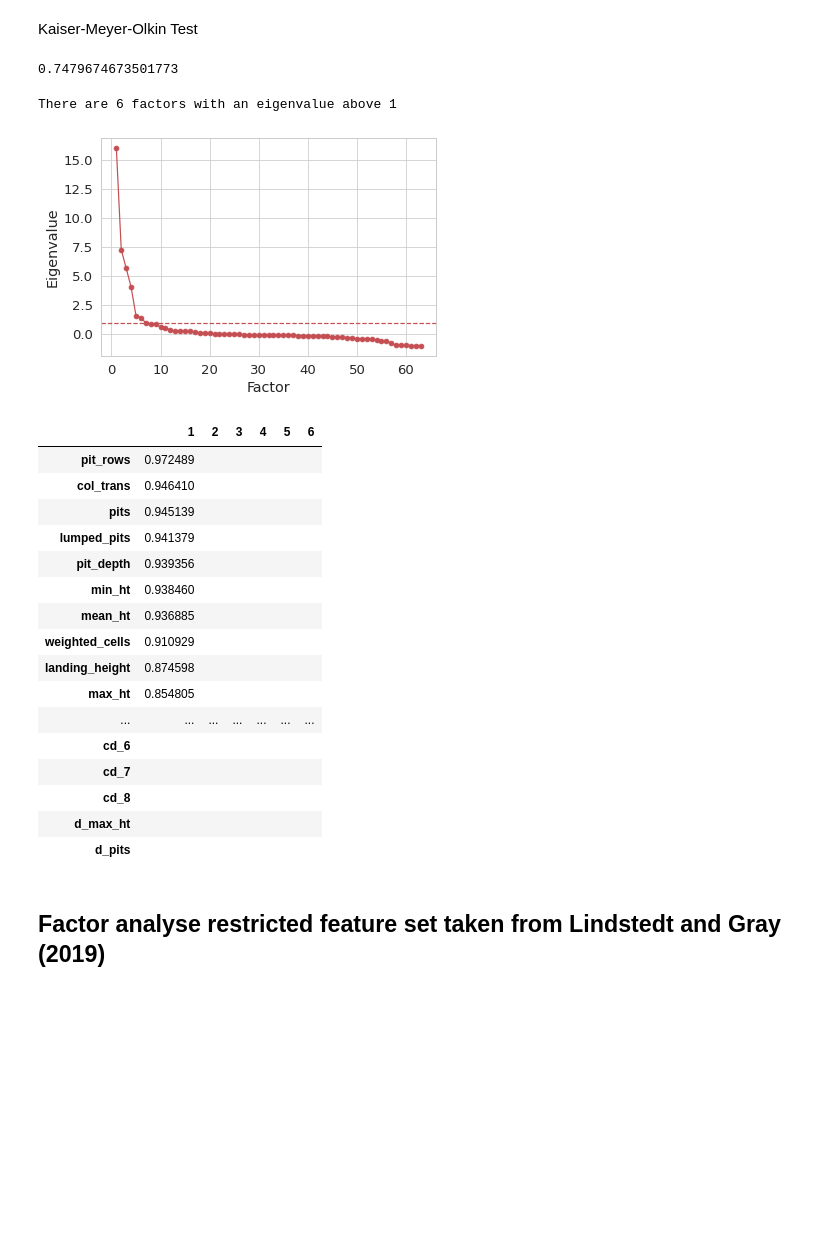
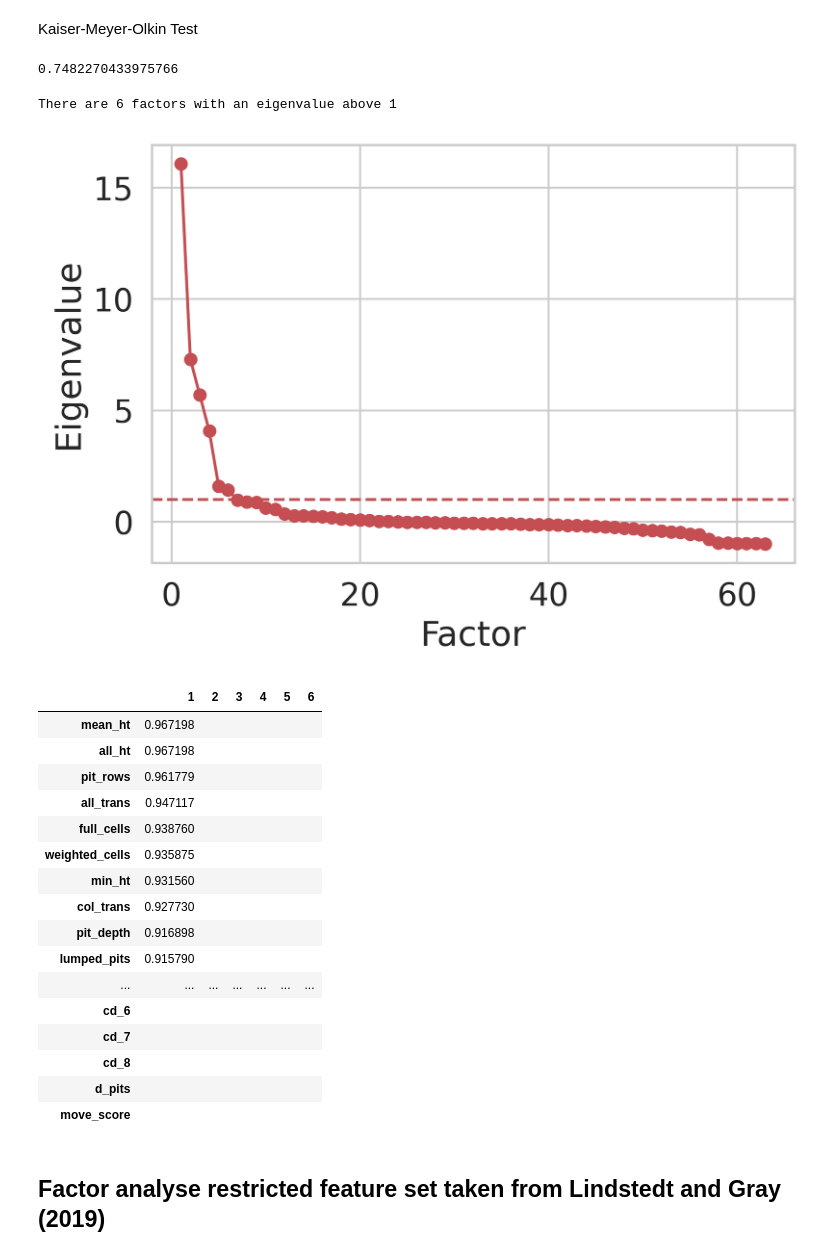
Before and after one commit to ozvar/tetris_osf_exploration, a Jupyter notebook: exploratory_analysis.ipynb, the cells around one changed output. Cells and saved outputs as stored; diff of their text form; code cells hidden in the pictures; blank space fills up the shorter version.

```diff
--- a/exploratory_analysis.ipynb
+++ b/exploratory_analysis.ipynb
@@ -88,3 +132,5 @@ eps.head()
+# %%
+eps = eps.drop(eps[eps['SID'].isin(['3189', 'F2015_1'])].index)
 # %% [markdown]
 ### Prepare dataframe for factor analysis - drop general and game summary outputs
 # %%
@@ -110,17 +156,17 @@ Kaiser-Meyer-Olkin Test
 kmo_all,kmo_model=calculate_kmo(short_eps)
 print(kmo_model)
 # %% [output]
-0.7479674673501773
+0.7482270433975766
 # %%
 ev, loadings, fa = factor_analyse(short_eps)
 
 ev_above_1 = [i for i in ev if i > 1]
 print(f'There are {len(ev_above_1)} factors with an eigenvalue above 1')
 
-scree_plot(ev)
+scree_plot(ev, xlabel='Factor', ylabel='Eigenvalue')
 # %% [output]
 There are 6 factors with an eigenvalue above 1
-[figure, old version]
+[figure, new version]
 # %%
 ev, loadings, fa = factor_analyse(short_eps,
                                   n_factors=6,
@@ -137,21 +183,21 @@ ev, loadings, fa = factor_analyse(short_eps,
                                   display_loadings=True)
 # %% [output]
 |  | 1 | 2 | 3 | 4 | 5 | 6 |
-| pit_rows | 0.972489 |  |  |  |  |  |
-| col_trans | 0.946410 |  |  |  |  |  |
-| pits | 0.945139 |  |  |  |  |  |
-| lumped_pits | 0.941379 |  |  |  |  |  |
-| pit_depth | 0.939356 |  |  |  |  |  |
-| min_ht | 0.938460 |  |  |  |  |  |
-| mean_ht | 0.936885 |  |  |  |  |  |
-| weighted_cells | 0.910929 |  |  |  |  |  |
-| landing_height | 0.874598 |  |  |  |  |  |
-| max_ht | 0.854805 |  |  |  |  |  |
+| mean_ht | 0.967198 |  |  |  |  |  |
+| all_ht | 0.967198 |  |  |  |  |  |
+| pit_rows | 0.961779 |  |  |  |  |  |
+| all_trans | 0.947117 |  |  |  |  |  |
+| full_cells | 0.938760 |  |  |  |  |  |
+| weighted_cells | 0.935875 |  |  |  |  |  |
+| min_ht | 0.931560 |  |  |  |  |  |
+| col_trans | 0.927730 |  |  |  |  |  |
+| pit_depth | 0.916898 |  |  |  |  |  |
+| lumped_pits | 0.915790 |  |  |  |  |  |
 | ... | ... | ... | ... | ... | ... | ... |
 | cd_6 |  |  |  |  |  |  |
 | cd_7 |  |  |  |  |  |  |
 | cd_8 |  |  |  |  |  |  |
-| d_max_ht |  |  |  |  |  |  |
 | d_pits |  |  |  |  |  |  |
+| move_score |  |  |  |  |  |  |
 # %% [markdown]
 ## Factor analyse restricted feature set taken from Lindstedt and Gray (2019)
```
Also changed, not shown: parts of 35 cells of this notebook, 1 other file.
